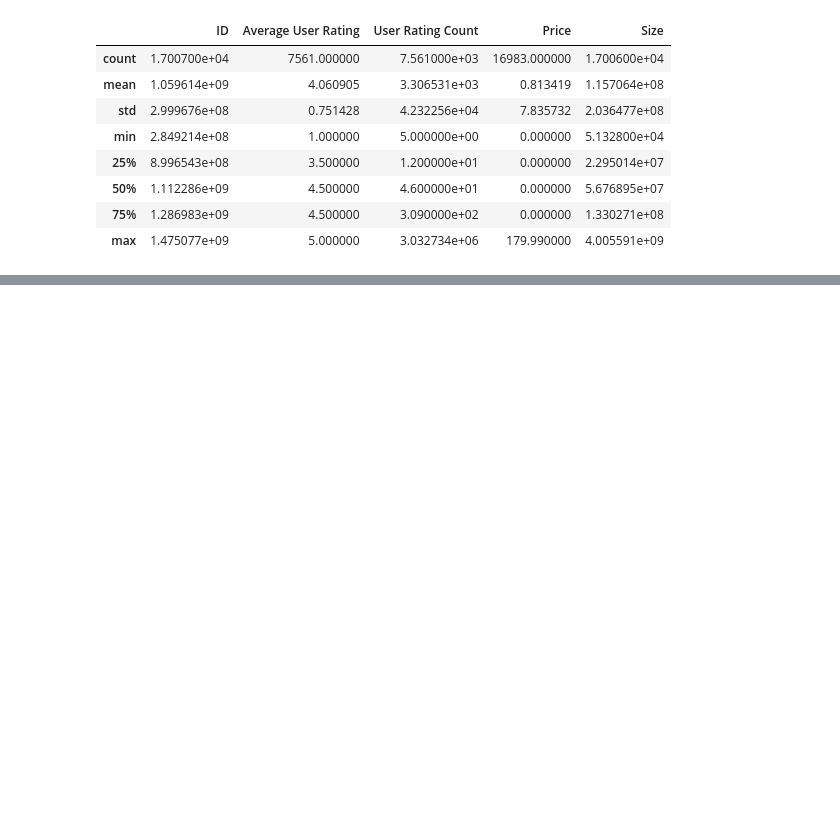
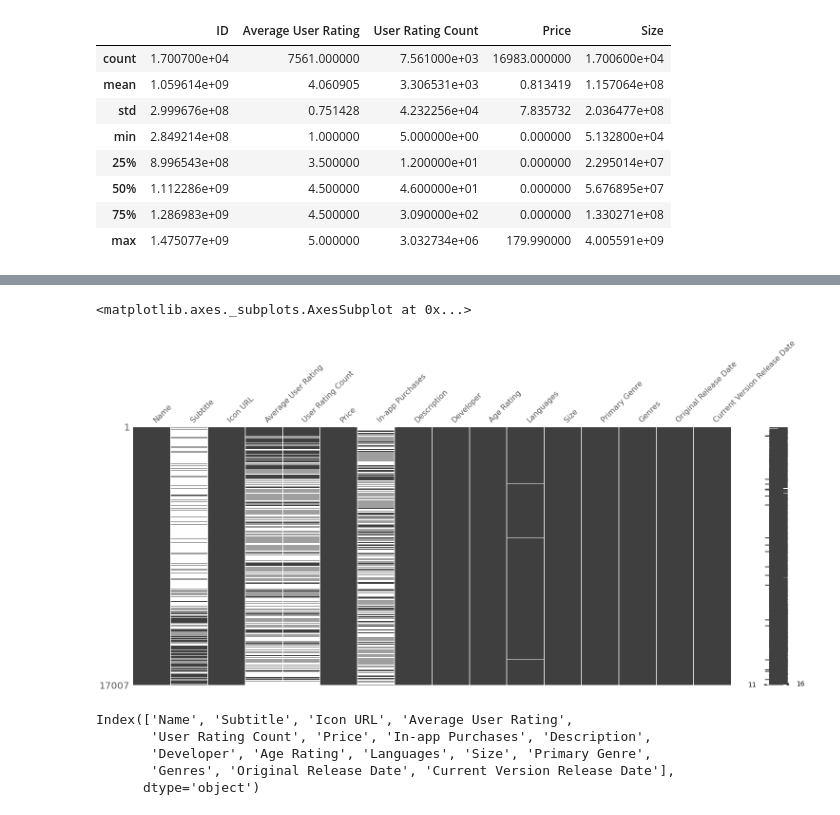
Before and after one commit to YourTeacher23/CCDP10003, a Jupyter notebook: hester_notebook.ipynb, the cells around one changed output, grey strips where cells are left out. Cells and saved outputs as stored; diff of their text form; code cells hidden in the pictures; blank space fills up the shorter version.

Commit message:
done visualization

```diff
--- a/hester_notebook.ipynb
+++ b/hester_notebook.ipynb
@@ -64,3 +72,18 @@ data.head()
 | 2 | https://apps.apple.com/us/app/mor... | 284946595 | Morocco | NaN | https://is5-ssl.mzstatic.com/imag... | 3.0 | 8376.0 | 0.00 | ... |
 | 3 | https://apps.apple.com/us/app/sud... | 285755462 | Sudoku (Free) | NaN | https://is3-ssl.mzstatic.com/imag... | 3.5 | 190394.0 | 0.00 | ... |
 | 4 | https://apps.apple.com/us/app/sen... | 285831220 | Senet Deluxe | NaN | https://is1-ssl.mzstatic.com/imag... | 3.5 | 28.0 | 2.99 | ... |
+# %%
+data = data.drop(['URL', 'ID'], axis=1)
+# %%
+msno.matrix(data)
+# %% [output]
+<matplotlib.axes._subplots.AxesSubplot at 0x...>
+[figure, added]
+# %%
+print(data.columns)
+# %% [output]
+Index(['Name', 'Subtitle', 'Icon URL', 'Average User Rating',
+       'User Rating Count', 'Price', 'In-app Purchases', 'Description',
+       'Developer', 'Age Rating', 'Languages', 'Size', 'Primary Genre',
+       'Genres', 'Original Release Date', 'Current Version Release Date'],
+      dtype='object')
```
Also changed, not shown: parts of 18 cells of this notebook.
